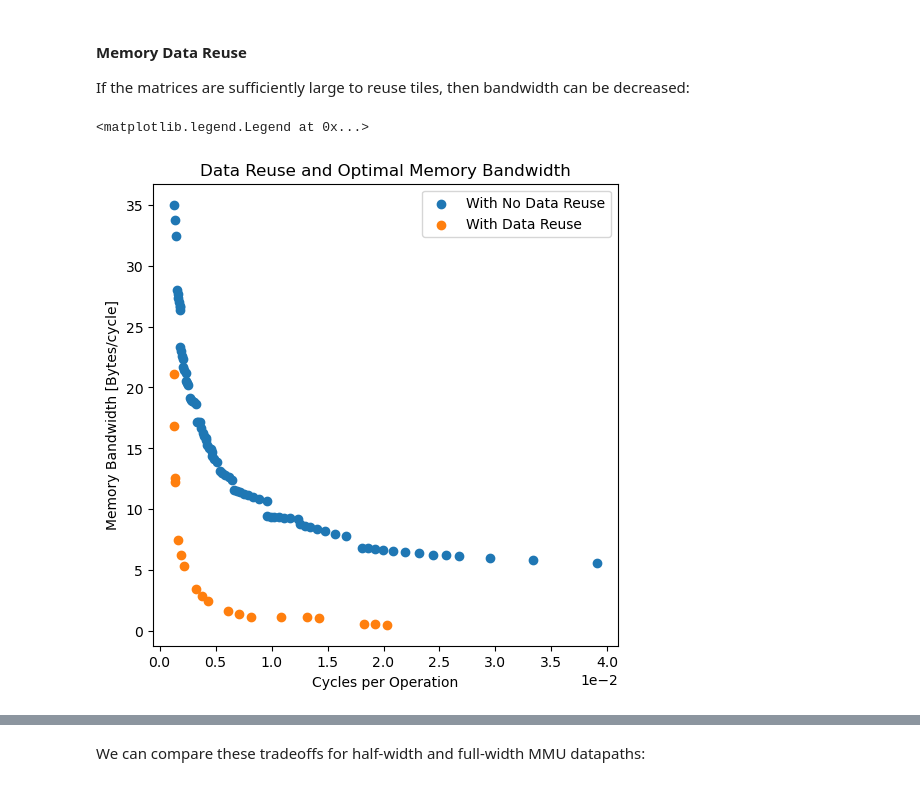
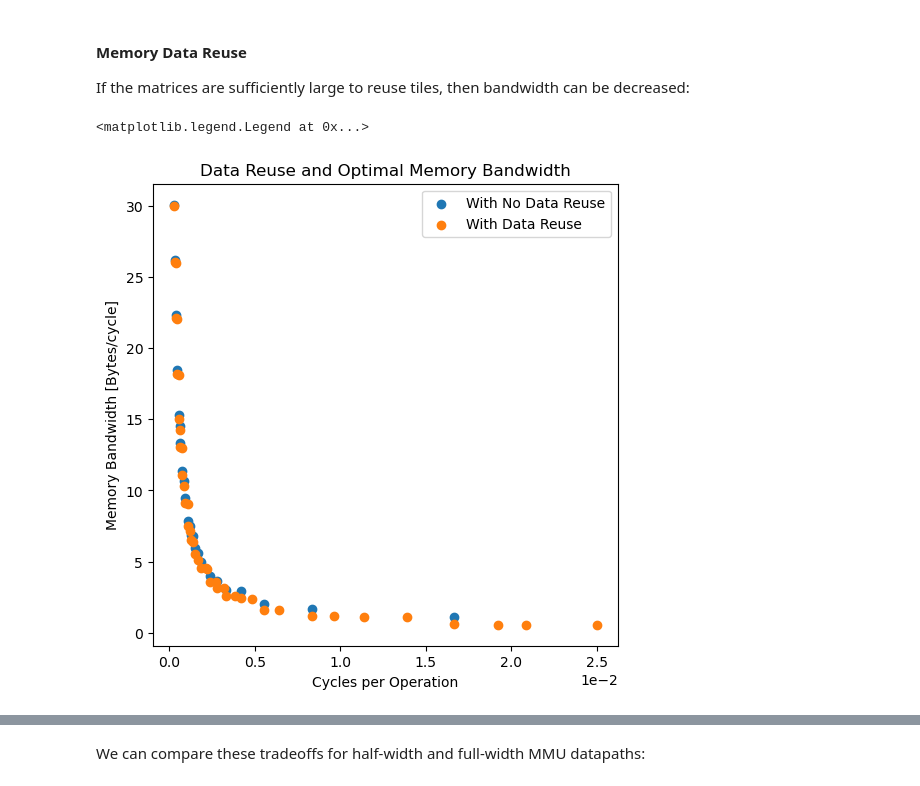
Before and after one commit to miles-rusch-berkeley/opu-model, a Jupyter notebook: example_usage.ipynb, the cells around one changed output, grey strips where cells are left out. Drawn from its saved outputs; the diff is of its cells as text; code cells hidden in the pictures.

```diff
--- a/example_usage.ipynb
+++ b/example_usage.ipynb
@@ -73,7 +73,7 @@ The model can be used to sweep ranges of the input parameters, and the output pe
 With these plots we can visualize the tradeoffs between ngates capacity, memory bandwidth, and performance (operations per cycle).
 # %%
 perf_model = fmodel.init_pm(
-    mlB = np.array(range(128,513, 32))/8,
+    mlB = np.array(range(128,513, 128))/8,
     vlB = np.array([128, 256, 512])/8,
     N = np.array(range(4,64, 8)),
     M = np.array(range(4,64, 8)),
@@ -82,13 +82,13 @@ perf_model = fmodel.init_pm(
     t_op = np.array([0, 1, 2]),
     width_mmu = np.array([0.5, 1])
 )
-perf_model = perf_model[perf_model['max_mem_bw'] <= 64]
+perf_model = perf_model[perf_model['blas_mem_bw'] <= 64]
 perf_model = perf_model[perf_model['ops_cycle'] >= 1/4e-2]
 
-pm_pareto = perf_model[['ops_cycle','opu_gates', 'max_mem_bw']]
+pm_pareto = perf_model[['ops_cycle','opu_gates', 'blas_mem_bw']]
 mask = paretoset(pm_pareto, sense=['max', 'min', 'min'])
 
-bw = perf_model.loc[mask,'max_mem_bw']
+bw = perf_model.loc[mask,'blas_mem_bw']
 ngates = perf_model.loc[mask,'opu_gates']
 opc = perf_model.loc[mask,'ops_cycle']
 
@@ -168,34 +173,34 @@ def plot_nmk_scatter(x, y):
 If the matrices are sufficiently large to reuse tiles, then bandwidth can be decreased:
 # %%
 no_reuse_pm = perf_model.copy()
-pm_pareto = no_reuse_pm[['ops_cycle','max_mem_bw']]
+pm_pareto = no_reuse_pm[['ops_cycle','mrf_bw']]
 mask = paretoset(pm_pareto, sense=['max', 'min'])
 
-bw = no_reuse_pm.loc[mask,'max_mem_bw']
+bw = no_reuse_pm.loc[mask,'mrf_bw']
 opc = no_reuse_pm.loc[mask,'ops_cycle']
 
 fig, axs = plt.subplots(1,figsize=(6,6))
 scatter = axs.scatter(1/opc, bw, label='With No Data Reuse')
 
 reuse_perf_model = perf_model.copy()
-reuse_perf_model = reuse_perf_model[reuse_perf_model['mem_bw'] <= 64]
+reuse_perf_model = reuse_perf_model[reuse_perf_model['blas_mem_bw'] <= 64]
 reuse_perf_model = reuse_perf_model[reuse_perf_model['ops_cycle'] >= 1/(4e-2)]
 
-pm_pareto = reuse_perf_model[['ops_cycle','mem_bw']]
+pm_pareto = reuse_perf_model[['ops_cycle','blas_mem_bw']]
 reuse_mask = paretoset(pm_pareto, sense=['max', 'min'])
 
-bw = reuse_perf_model.loc[reuse_mask,'mem_bw']
+bw = reuse_perf_model.loc[reuse_mask,'blas_mem_bw']
 opc = reuse_perf_model.loc[reuse_mask,'ops_cycle']
 
 scatter = axs.scatter(1/opc, bw, label='With Data Reuse')
 axs.set_title('Data Reuse and Optimal Memory Bandwidth')
 axs.set_xlabel('Cycles per Operation')
 axs.set_ylabel('Memory Bandwidth [Bytes/cycle]')
 axs.ticklabel_format(style='sci', axis='x', scilimits=(0,0))
 axs.legend()
 # %% [output]
 <matplotlib.legend.Legend at 0x...>
-[figure, old version]
+[figure, new version]
 # %%
 tm20_perf_model = perf_model.copy()
 tm200_perf_model = fmodel.init_pm(
```
Also changed, not shown: parts of 9 cells of this notebook.
